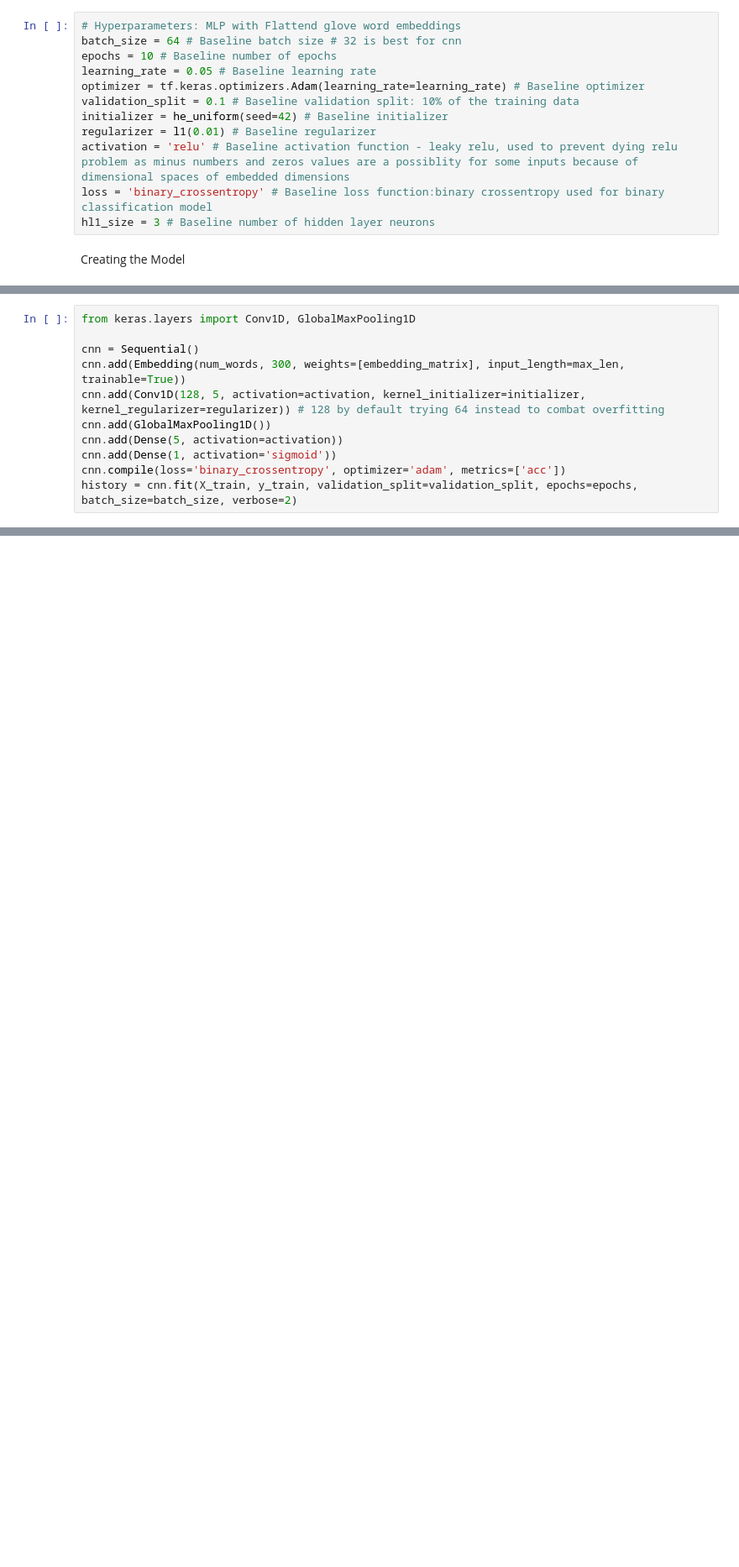
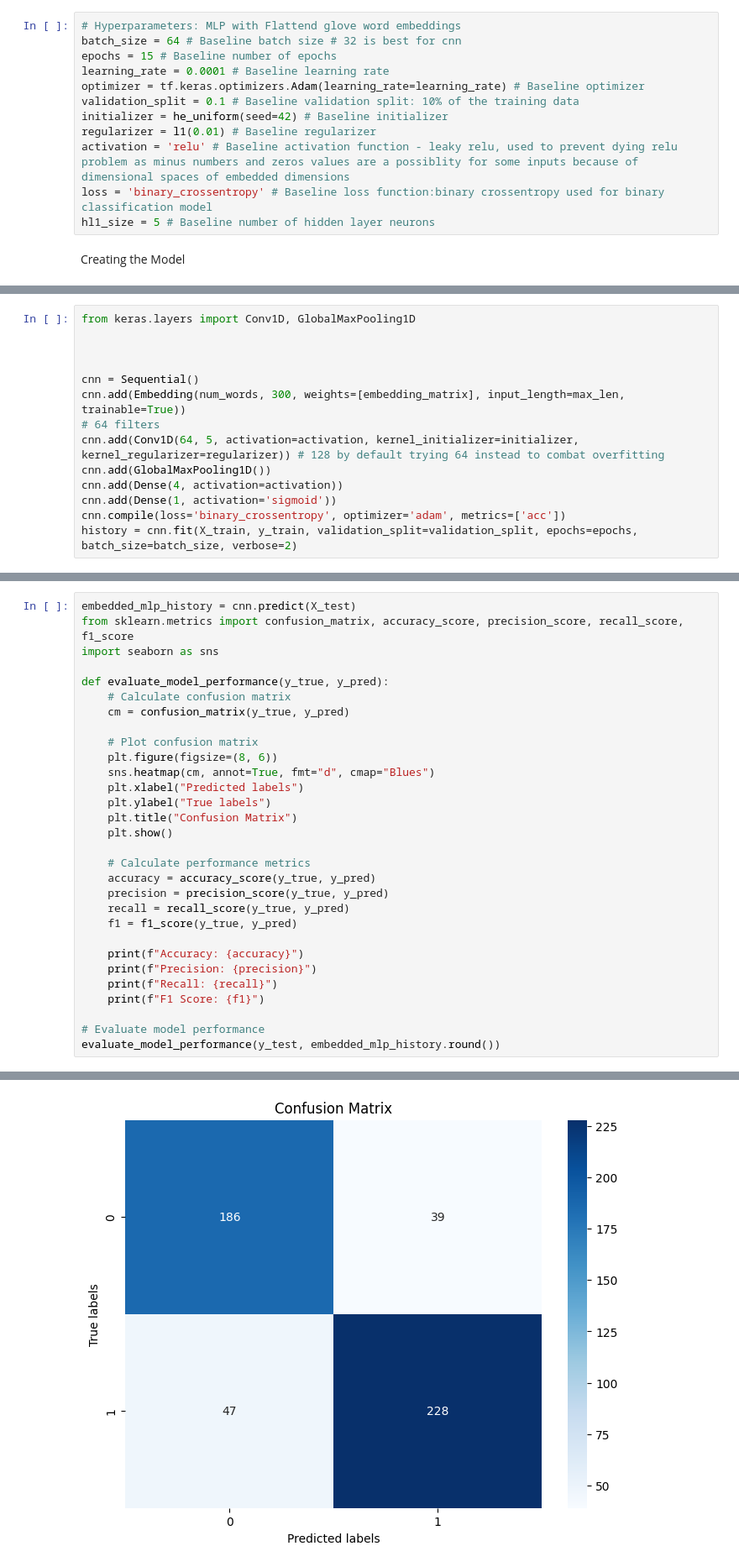
Before and after one commit to Ryan-McKee2001/Deep_Learning_Project-Fake_News_Detection, a Jupyter notebook: model_testing/40294886.ipynb, the cells around one changed output, grey strips where cells are left out. Shown at 84% size. Drawn from its saved outputs; the diff is of its cells as text; blank space fills up the shorter version.

```diff
--- a/model_testing/40294886.ipynb
+++ b/model_testing/40294886.ipynb
@@ -441,14 +504,14 @@ Model Hyperparameters
 # %%
 # Hyperparameters: MLP with Flattend glove word embeddings
 batch_size = 64 # Baseline batch size # 32 is best for cnn
-epochs = 10 # Baseline number of epochs
-learning_rate = 0.05 # Baseline learning rate
+epochs = 15 # Baseline number of epochs
+learning_rate = 0.0001 # Baseline learning rate
 optimizer = tf.keras.optimizers.Adam(learning_rate=learning_rate) # Baseline optimizer
 validation_split = 0.1 # Baseline validation split: 10% of the training data
 initializer = he_uniform(seed=42) # Baseline initializer
 regularizer = l1(0.01) # Baseline regularizer
 activation = 'relu' # Baseline activation function - leaky relu, used to prevent dying relu problem as minus numbers and zeros values are a possiblity for some inputs because of dimensional spaces of embedded dimensions
 loss = 'binary_crossentropy' # Baseline loss function:binary crossentropy used for binary classification model
-hl1_size = 3 # Baseline number of hidden layer neurons
+hl1_size = 5 # Baseline number of hidden layer neurons
 # %% [markdown]
 Creating the Model
@@ -455,11 +536,14 @@ Creating the Model
 # %%
 from keras.layers import Conv1D, GlobalMaxPooling1D
 
+
+
 cnn = Sequential()
 cnn.add(Embedding(num_words, 300, weights=[embedding_matrix], input_length=max_len, trainable=True))
-cnn.add(Conv1D(128, 5, activation=activation, kernel_initializer=initializer, kernel_regularizer=regularizer)) # 128 by default trying 64 instead to combat overfitting
+# 64 filters
+cnn.add(Conv1D(64, 5, activation=activation, kernel_initializer=initializer, kernel_regularizer=regularizer)) # 128 by default trying 64 instead to combat overfitting
 cnn.add(GlobalMaxPooling1D())
-cnn.add(Dense(5, activation=activation))
+cnn.add(Dense(4, activation=activation))
 cnn.add(Dense(1, activation='sigmoid'))
 cnn.compile(loss='binary_crossentropy', optimizer='adam', metrics=['acc'])
 history = cnn.fit(X_train, y_train, validation_split=validation_split, epochs=epochs, batch_size=batch_size, verbose=2)
@@ -525,0 +601,31 @@ plot_metrics(train_accuracy, val_accuracy, 'Accuracy')
+# %%
+embedded_mlp_history = cnn.predict(X_test)
+from sklearn.metrics import confusion_matrix, accuracy_score, precision_score, recall_score, f1_score
+import seaborn as sns
+
+def evaluate_model_performance(y_true, y_pred):
+    # Calculate confusion matrix
+    cm = confusion_matrix(y_true, y_pred)
+
+    # Plot confusion matrix
+    plt.figure(figsize=(8, 6))
+    sns.heatmap(cm, annot=True, fmt="d", cmap="Blues")
+    plt.xlabel("Predicted labels")
+    plt.ylabel("True labels")
+    plt.title("Confusion Matrix")
+    plt.show()
+
+    # Calculate performance metrics
+    accuracy = accuracy_score(y_true, y_pred)
+    precision = precision_score(y_true, y_pred)
+    recall = recall_score(y_true, y_pred)
+    f1 = f1_score(y_true, y_pred)
+
+    print(f"Accuracy: {accuracy}")
+    print(f"Precision: {precision}")
+    print(f"Recall: {recall}")
+    print(f"F1 Score: {f1}")
+
+# Evaluate model performance
+evaluate_model_performance(y_test, embedded_mlp_history.round())
+# %% [output]
@@ -525,0 +633 @@ plot_metrics(train_accuracy, val_accuracy, 'Accuracy')
+[figure, added]
```
Also changed, not shown: parts of 15 cells of this notebook, 4 other files.
